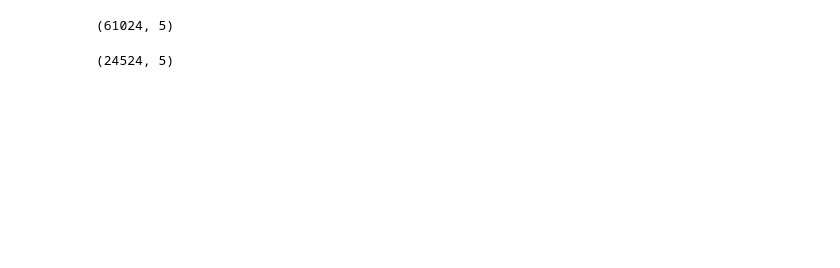
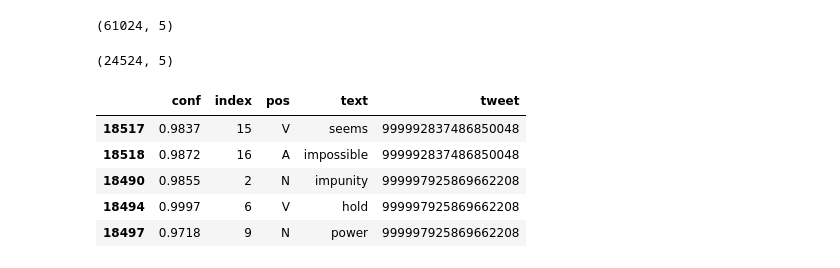
Before and after one commit to damiclem/feminism_network, a Jupyter notebook: parse_tweets.ipynb, the cells around one changed output. Cells and saved outputs as stored; diff of their text form; code cells hidden in the pictures; blank space fills up the shorter version.

```diff
--- a/parse_tweets.ipynb
+++ b/parse_tweets.ipynb
@@ -154,6 +154,17 @@ words = words[words.pos.isin(['N', 'V', 'R', 'A'])]
 words.shape
 # %% [output]
 (24524, 5)
+# %%
+# Clean hashtags from punctuation (the will be matched with words)
+words.text = words.text.apply(lambda x: re.sub('[:#-]','',x))
+words.tail()
+# %% [output]
+|  | conf | index | pos | text | tweet |
+| 18517 | 0.9837 | 15 | V | seems | 999992837486850048 |
+| 18518 | 0.9872 | 16 | A | impossible | 999992837486850048 |
+| 18490 | 0.9855 | 2 | N | impunity | 999997925869662208 |
+| 18494 | 0.9997 | 6 | V | hold | 999997925869662208 |
+| 18497 | 0.9718 | 9 | N | power | 999997925869662208 |
 # %%
 nltk.download('stopwords')
 stopwords = nltk.corpus.stopwords.words('english')
```
Also changed, not shown: parts of 7 cells of this notebook, 4 other files.
